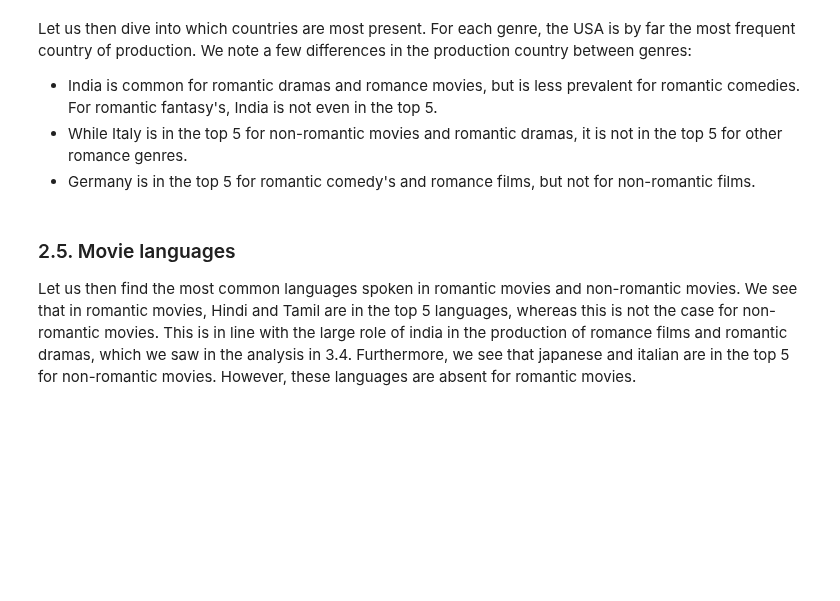
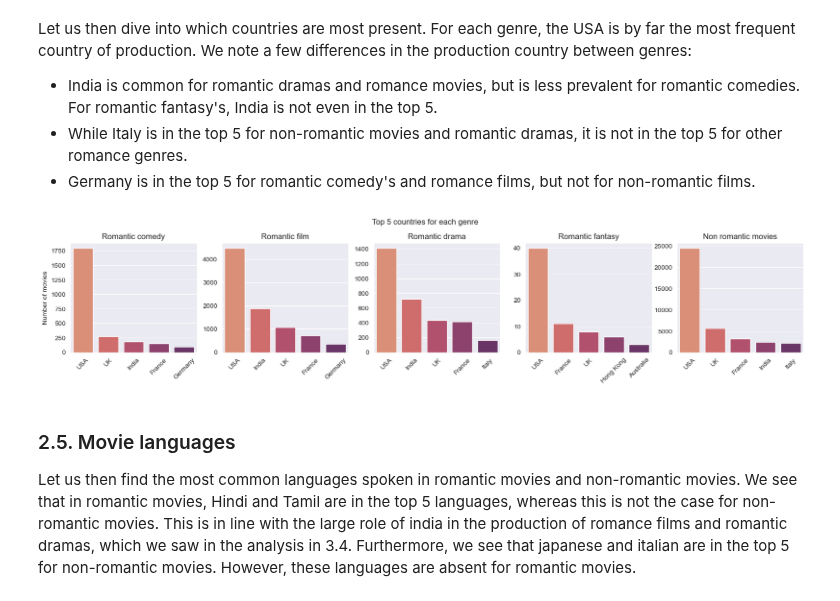
Before and after one commit to epfl-ada/ada-2022-project-toestewbrr, a Jupyter notebook: general_analysis.ipynb, the cells around one changed output. Saved outputs shown, nothing was run; the diff lists cells and outputs as text; code cells hidden in the pictures; blank space fills up the shorter version.

Commit message:
gen analysis and images

```diff
--- a/general_analysis.ipynb
+++ b/general_analysis.ipynb
@@ -352,29 +405,35 @@ Let us then dive into which countries are most present. For each genre, the USA
 # %%
 #Find the five most frequent countries for each romantic genre, and plot them for each genre
 romantic_comedy_countries = romantic_comedy['Countries'].explode().value_counts().head(5)
 romantic_film_countries = romantic_film['Countries'].explode().value_counts().head(5)
 romantic_drama_countries = romantic_drama['Countries'].explode().value_counts().head(5)
 romantic_fantasy_countries = romantic_fantasy['Countries'].explode().value_counts().head(5)
 non_romance_countries = non_romance_movies['Countries'].explode().value_counts().head(5)
 
 # Make a multi figure plot with 5 subplots, each giving top 5 countries for each romantic genre and for non-romantic movies using seaborn
 fig, axs = plt.subplots(1, 5, figsize=(20, 3))
 sns.barplot(x=romantic_comedy_countries.index, y=romantic_comedy_countries.values, ax=axs[0], palette='flare')
 sns.barplot(x=romantic_film_countries.index, y=romantic_film_countries.values, ax=axs[1], palette='flare')
 sns.barplot(x=romantic_drama_countries.index, y=romantic_drama_countries.values, ax=axs[2], palette='flare')
 sns.barplot(x=romantic_fantasy_countries.index, y=romantic_fantasy_countries.values, ax=axs[3], palette='flare')
 sns.barplot(x=non_romance_countries.index, y=non_romance_countries.values, ax=axs[4], palette='flare')
 axs[0].set_title('Romantic comedy')
 axs[1].set_title('Romantic film')
 axs[2].set_title('Romantic drama')
 axs[3].set_title('Romantic fantasy')
 axs[4].set_title('Non romantic movies')
 axs[0].set_ylabel('Number of movies')
+#Rotate x labels
+for ax in axs.flat:
+    for label in ax.get_xticklabels():
+        label.set_rotation(45)
 fig.suptitle('Top 5 countries for each genre', y=1.05)
 sns.set_style('darkgrid')
 for ax in axs.flat:
     ax.set_xticklabels([label.get_text().replace('United States of America', 'USA').replace('United Kingdom', 'UK') for label in ax.get_xticklabels()])
 plt.show()
+# %% [output]
+[figure, added]
 # %% [markdown]
 ### 2.5. Movie languages
 
```
Also changed, not shown: parts of 21 cells of this notebook, 1 other file.
